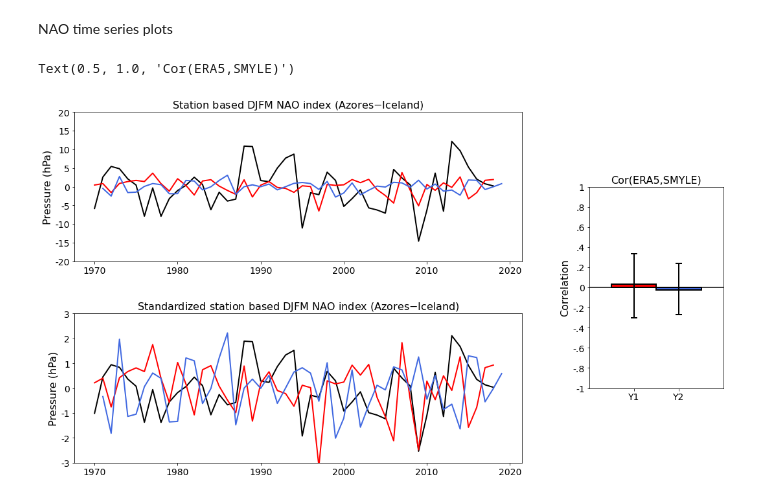
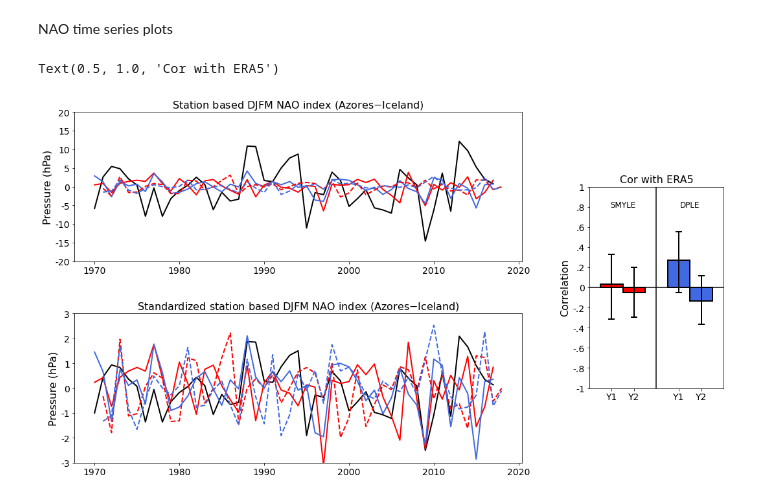
Before and after one commit to NCAR/SMYLE-analysis, a Jupyter notebook: notebooks/DJFM_NAO_skill.ipynb, the cells around one changed output. Drawn from its saved outputs; the diff is of its cells as text; code cells hidden in the pictures.

```diff
--- a/notebooks/DJFM_NAO_skill.ipynb
+++ b/notebooks/DJFM_NAO_skill.ipynb
@@ -24,12 +24,10 @@ dask.config.set(**{'array.slicing.split_large_chunks': True})
 Setting up the parameters for analysis
 # %%
 ystart = 1970 # start year of hindcasts
-yend = 2018 # end year of hindcasts
+yend = 2017 # end year of hindcasts
 nyears = yend-ystart+1
 initmon = 11 # initialization month
 domain = "atm" ; freq="month_1" ; var="PSL"
-nmems = 20 # the number of hindcast members
-memstr = [str(i).zfill(3) for i in np.arange(1,nmems+1,1)] # generating member strings
 topdir="/glade/campaign/cesm/development/espwg/SMYLE/archive/"
 expname="b.e21.BSMYLE.f09_g17"
 # %% [markdown]
@@ -166,6 +163,10 @@ for iyear in np.arange(ystart,yend+1,1):
 # remove lead dependent climatology for SMYLE
 psl_smyle_clim = psl_smyle.mean(["init_year","member"])
 psl_smyle = psl_smyle - psl_smyle_clim
+# %%
+# remove lead dependent climatology for DPLE
+psl_dple_clim = psl_dple.mean(["init_year","member"])
+psl_dple = psl_dple - psl_dple_clim
 # %%
 # remove climatology for ERA5 (not 100% confident about this.  Should I average over all DJFM's or the "lead dependent" DJFMs?
 #Doing the latter for now. SHouldn't matter too much.  It's one DJFM different.)
@@ -176,6 +177,10 @@ reyksmyle = psl_smyle.sel(lon=reyklon, lat=reyklat, method="nearest")
 azoresmyle = psl_smyle.sel(lon=azorelon, lat=azorelat, method="nearest")
 naosmyle = azoresmyle - reyksmyle
 
+reykdple = psl_dple.sel(lon=reyklon, lat=reyklat, method="nearest")
+azoredple = psl_dple.sel(lon=azorelon, lat=azorelat, method="nearest")
+naodple = azoredple - reykdple
+
 reykera5 = psl_era5.sel(lon=reyklon, lat=reyklat, method="nearest")
 azoreera5 = psl_era5.sel(lon=azorelon, lat=azorelat, method="nearest")
 naoera5 = azoreera5 - reykera5
@@ -185,8 +190,10 @@ NAO time series plots
 fig = plt.figure(figsize=(16,16))
 
 naosmyle_em_y1 = naosmyle.isel(time=0).mean("member")/100.
+naodple_em_y1 = naodple.isel(time=0).mean("member")/100.
 naoera5_y1 = naoera5.isel(time=0)/100.
 naosmyle_em_y2 = naosmyle.isel(time=1).mean("member")/100.
+naodple_em_y2 = naodple.isel(time=1).mean("member")/100.
 naoera5_y2 = naoera5.isel(time=1)/100.
 
 # --- regular NAO
@@ -194,7 +201,10 @@ ax = fig.add_axes([0.1,0.75,0.6,0.2])
 
 ax.plot(naoera5_y1.init_year, naoera5_y1,linewidth=2, color='black', label='ERA5')
 ax.plot(naosmyle_em_y1.init_year, naosmyle_em_y1,linewidth=2.,color='red', label='SMYLE_y1')
-ax.plot(naosmyle_em_y1.init_year + 1, naosmyle_em_y2, linewidth=2, color='royalblue', label='SMYLE_y2')
+ax.plot(naodple_em_y1.init_year, naodple_em_y1, linewidth=2, color='royalblue', label='DPLE_y1')
+ax.plot(naosmyle_em_y1.init_year + 1, naosmyle_em_y2, linewidth=2, color='red', linestyle='dashed', label='SMYLE_y2')
+ax.plot(naodple_em_y1.init_year +1, naodple_em_y2, linewidth=2, color='royalblue', linestyle='dashed', label='DPLE_y2')
+
 
 ax.set_xticks([1970, 1980, 1990, 2000, 2010, 2020])
 ax.set_xticklabels(['1970','1980','1990','2000','2010','2020'], fontsize=14)
@@ -204,48 +214,67 @@ ax.set_yticklabels(['-20','-15','-10','-5','0','5','10','15','20'], fontsize=14)
 ax.set_ylabel('Pressure (hPa)', fontsize=16)
 ax.set_title('Station based DJFM NAO index (Azores$-$Iceland)', fontsize=16)
 
 # --- standardized NAO
 ax = fig.add_axes([0.1,0.48,0.6,0.2])
 
 naosmyle_em_y1_std = naosmyle_em_y1/naosmyle_em_y1.std(dim='init_year')
 naosmyle_em_y2_std = naosmyle_em_y2/naosmyle_em_y2.std(dim='init_year')
+naodple_em_y1_std = naodple_em_y1/naodple_em_y1.std(dim='init_year')
+naodple_em_y2_std = naodple_em_y2/naodple_em_y2.std(dim='init_year')
 naoera5_y1_std = naoera5_y1/naoera5_y1.std(dim='init_year')
 
 
 ax.plot(naoera5_y1_std.init_year, naoera5_y1_std,linewidth=2, color='black', label='ERA5')
 ax.plot(naosmyle_em_y1_std.init_year, naosmyle_em_y1_std,linewidth=2.,color='red', label='SMYLE_y1')
-ax.plot(naosmyle_em_y1.init_year+1, naosmyle_em_y2_std, linewidth=2, color='royalblue', label='SMYLE_y2')
+ax.plot(naosmyle_em_y1.init_year+1, naosmyle_em_y2_std, linewidth=2, color='red', label='SMYLE_y2', linestyle='dashed')
+ax.plot(naodple_em_y1_std.init_year, naodple_em_y1_std,linewidth=2.,color='royalblue', label='SMYLE_y1')
+ax.plot(naodple_em_y1.init_year+1, naodple_em_y2_std, linewidth=2, color='royalblue', label='SMYLE_y2', linestyle='dashed')
 ax.set_xticks([1970, 1980, 1990, 2000, 2010, 2020])
 ax.set_xticklabels(['1970','1980','1990','2000','2010','2020'], fontsize=14)
 ax.set_ylim(-3,3)
 ax.set_yticks([-3,-2,-1,0,1,2,3])
 ax.set_yticklabels(['-3','-2','-1','0','1','2','3'], fontsize=14)
 ax.set_ylabel('Pressure (hPa)', fontsize=16)
 ax.set_title('Standardized station based DJFM NAO index (Azores$-$Iceland)', fontsize=16)
 
 
 #-----Correlations
-cory1 = np.corrcoef(naoera5_y1,naosmyle_em_y1)[0,1]
-cory2 = np.corrcoef(naoera5_y2,naosmyle_em_y2)[0,1]
-min95y1, max95y1 = stat.cor_ci_bootyears(np.array(naoera5_y1), np.array(naosmyle_em_y1))
-min95y2, max95y2 = stat.cor_ci_bootyears(np.array(naoera5_y2), np.array(naosmyle_em_y2))
+cory1smyle = np.corrcoef(naoera5_y1,naosmyle_em_y1)[0,1]
+cory2smyle = np.corrcoef(naoera5_y2,naosmyle_em_y2)[0,1]
+min95y1smyle, max95y1smyle = stat.cor_ci_bootyears(np.array(naoera5_y1), np.array(naosmyle_em_y1))
+min95y2smyle, max95y2smyle = stat.cor_ci_bootyears(np.array(naoera5_y2), np.array(naosmyle_em_y2))
+
+cory1dple = np.corrcoef(naoera5_y1,naodple_em_y1)[0,1]
+cory2dple = np.corrcoef(naoera5_y2,naodple_em_y2)[0,1]
+min95y1dple, max95y1dple = stat.cor_ci_bootyears(np.array(naoera5_y1), np.array(naodple_em_y1))
+min95y2dple, max95y2dple = stat.cor_ci_bootyears(np.array(naoera5_y2), np.array(naodple_em_y2))
 
 
 ax = fig.add_axes([0.79,0.58,0.18,0.27])
-ax.plot([0,3],[0,0], color='black')
-ax.bar(1,cory1, width=1, bottom=0, align='center', color='red', edgecolor='black', linewidth=2)
-ax.errorbar(1, cory1, [[cory1-min95y1], [max95y1-cory1]], color='black', linewidth=2, capsize=5, capthick=2)
-ax.bar(2,cory2, width=1, bottom=0, align='center', color='royalblue', edgecolor='black', linewidth=2)
-ax.errorbar(2, cory2, [[cory2-min95y2], [max95y2-cory2]], color='black', linewidth=2, capsize=5, capthick=2)
+ax.plot([0,6],[0,0], color='black')
+ax.plot([3,3],[-1,1],color='black')
+ax.text(1.5,0.8,'SMYLE', ha='center', fontsize=12)
+ax.text(4.5,0.8,'DPLE', ha='center', fontsize=12)
+ax.bar(1,cory1smyle, width=1, bottom=0, align='center', color='red', edgecolor='black', linewidth=2)
+ax.errorbar(1, cory1smyle, [[cory1smyle-min95y1smyle], [max95y1smyle-cory1smyle]], color='black', linewidth=2, capsize=5, capthick=2)
+ax.bar(2,cory2smyle, width=1, bottom=0, align='center', color='red', edgecolor='black', linewidth=2)
+ax.errorbar(2, cory2smyle, [[cory2smyle-min95y2smyle], [max95y2smyle-cory2smyle]], color='black', linewidth=2, capsize=5, capthick=2)
+
+ax.bar(4,cory1dple, width=1, bottom=0, align='center', color='royalblue', edgecolor='black', linewidth=2)
+ax.errorbar(4, cory1dple, [[cory1dple-min95y1dple], [max95y1dple-cory1dple]], color='black', linewidth=2, capsize=5, capthick=2)
+ax.bar(5,cory2dple, width=1, bottom=0, align='center', color='royalblue', edgecolor='black', linewidth=2)
+ax.errorbar(5, cory2dple, [[cory2dple-min95y2dple], [max95y2dple-cory2dple]], color='black', linewidth=2, capsize=5, capthick=2)
+
+
 ax.set_ylim(-1,1)
-ax.set_xlim(0,3)
-ax.set_xticks([1,2])
-ax.set_xticklabels(['Y1','Y2'], fontsize=14)
+ax.set_xlim(0,6)
+ax.set_xticks([1,2,4,5])
+ax.set_xticklabels(['Y1','Y2','Y1','Y2'], fontsize=14)
 ax.set_yticks([-1,-0.8,-0.6,-0.4,-0.2,0,0.2,0.4,0.6,0.8,1])
 ax.set_yticklabels(['-1','-.8','-.6','-.4','-.2','0','.2','.4','.6','.8','1'], fontsize=14)
-ax.set_ylabel('Correlation', fontsize=16) ; ax.set_title('Cor(ERA5,SMYLE)', fontsize=16)
+ax.set_ylabel('Correlation', fontsize=16) ; ax.set_title('Cor with ERA5', fontsize=16)
 # %% [output]
-Text(0.5, 1.0, 'Cor(ERA5,SMYLE)')
+Text(0.5, 1.0, 'Cor with ERA5')
-[figure, old version]
+[figure, new version]
 # %%
 psl_smyle_em = psl_smyle.mean("member")
```
Also changed, not shown: parts of 6 cells of this notebook.
